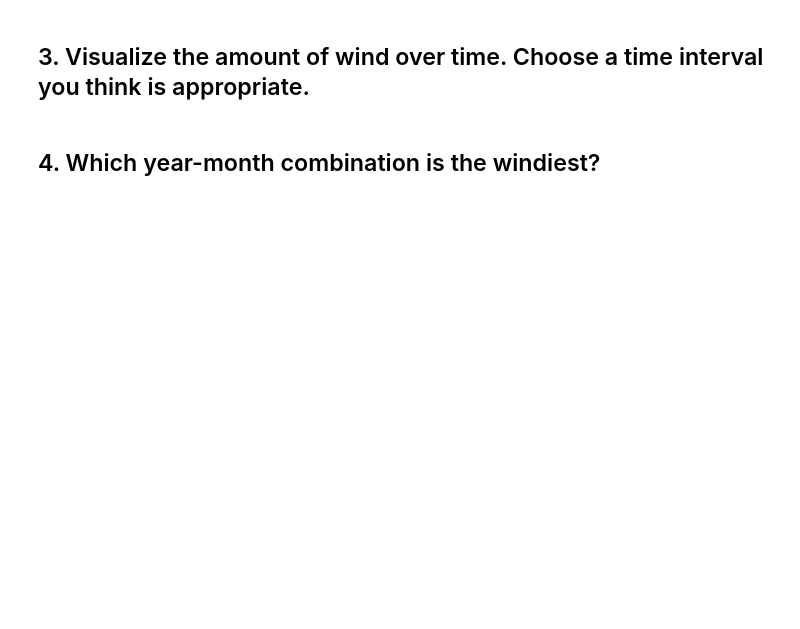
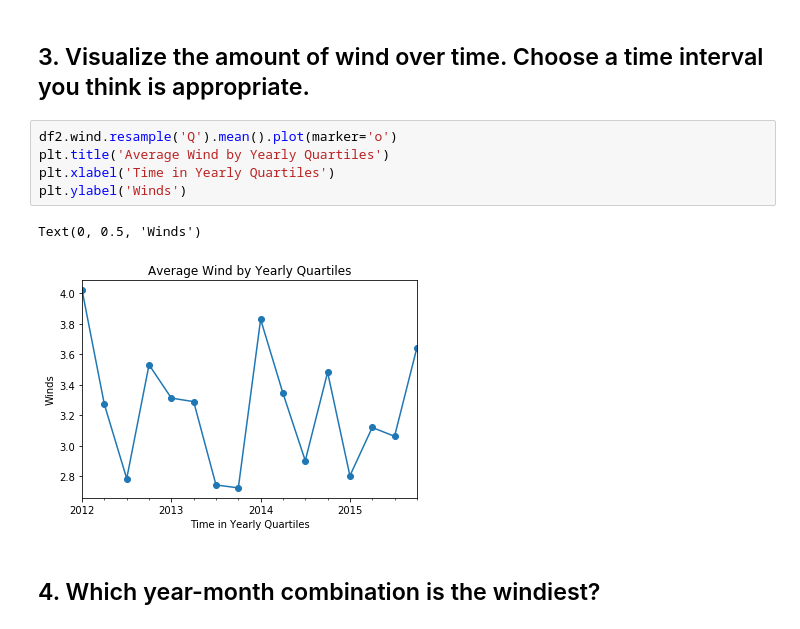
Before and after one commit to ThompsonBethany01/time-series-exercises, a Jupyter notebook: Working_With_Time_Series_Exercises.ipynb, the cells around one changed output. Cells and saved outputs as stored; diff of their text form; blank space fills up the shorter version.

```diff
--- a/Working_With_Time_Series_Exercises.ipynb
+++ b/Working_With_Time_Series_Exercises.ipynb
@@ -190,4 +242,12 @@ df2.head(1)
 # %% [markdown]
 ## 3. Visualize the amount of wind over time. Choose a time interval you think is appropriate.
+# %%
+df2.wind.resample('Q').mean().plot(marker='o')
+plt.title('Average Wind by Yearly Quartiles')
+plt.xlabel('Time in Yearly Quartiles')
+plt.ylabel('Winds')
+# %% [output]
+Text(0, 0.5, 'Winds')
+[figure, added]
 # %% [markdown]
 ## 4. Which year-month combination is the windiest?
```
Also changed, not shown: parts of 10 cells of this notebook.
